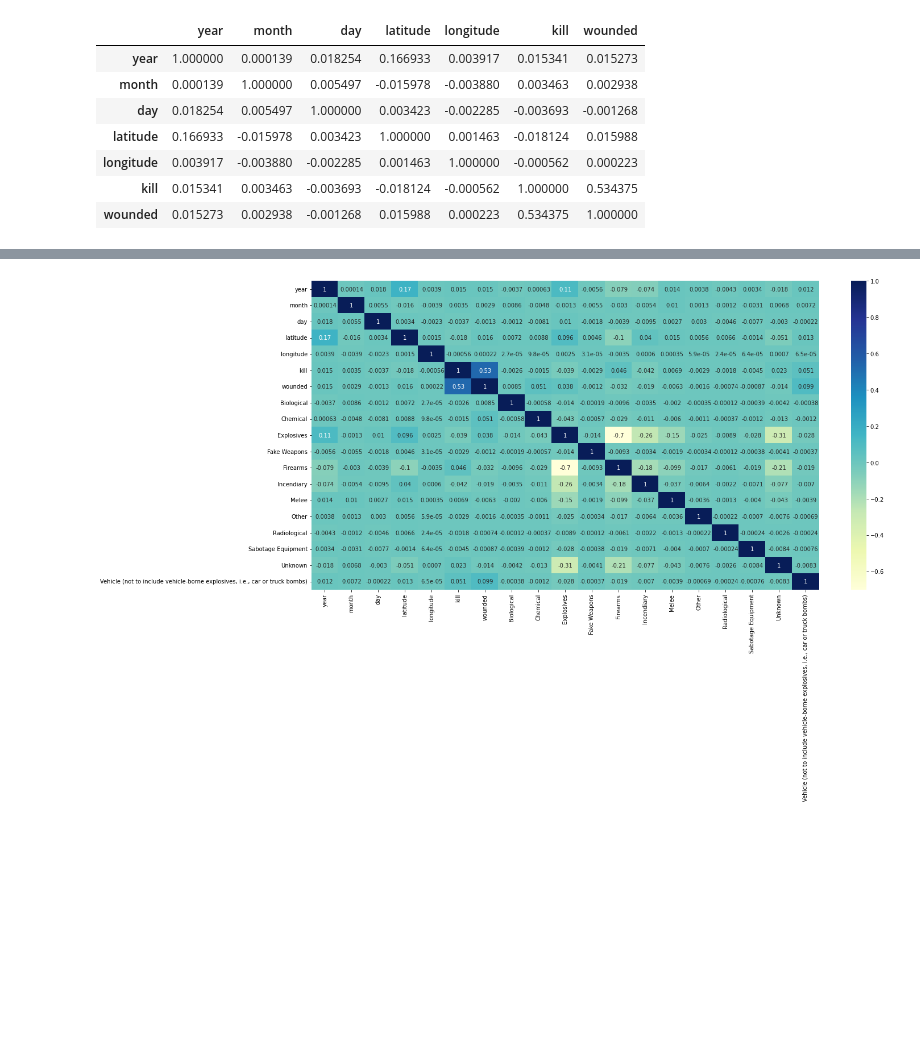
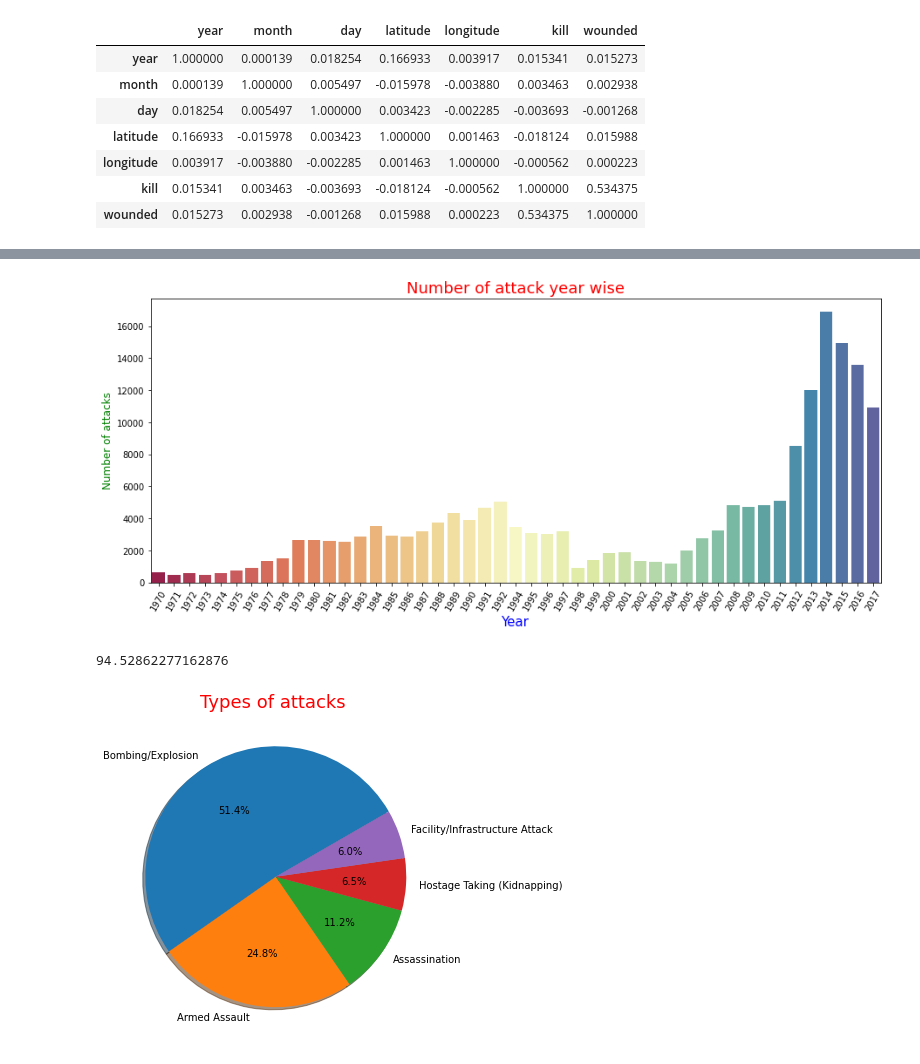
Before and after one commit to Amol2332/eda-on-global-terrorism, a Jupyter notebook: amol_eda.ipynb, the cells around one changed output, grey strips where cells are left out. Saved outputs shown, nothing was run; the diff lists cells and outputs as text; code cells hidden in the pictures; blank space fills up the shorter version.

```diff
--- a/amol_eda.ipynb
+++ b/amol_eda.ipynb
@@ -418,10 +215,25 @@ df3.corr()
-# %%
-
-plt.figure(figsize=(20,10))
-dataplot = sb.heatmap(df3.corr(), cmap="YlGnBu", annot=True)
-plt.show()
-# %% [output]
-[figure, removed]
+# %%
+# the very first plot will be a countplot which gives a visual representation of the total number of attack in every year
+plt.figure(figsize = (15,6))
+sb.countplot('year',data = df2, palette='Spectral')
+plt.xticks(rotation = 60)
+plt.title('Number of attack year wise',fontsize=18).set_color('red')
+plt.ylabel('Number of attacks',fontsize=12).set_color('green')
+plt.xlabel('Year',fontsize=15).set_color('blue')
+plt.show()
+# %% [output]
+[figure, added]
+# %%
+(df2.attack.value_counts()[:5].sum()/df2.attack.value_counts().sum())*100
+# %% [output]
+94.52862277162876
+# %%
+plt.figure(figsize = (15,6))
+plt.pie(df2.attack.value_counts()[:5], labels=df2.attack.value_counts().keys()[:5], autopct='%1.1f%%',shadow=True, startangle=30)
+plt.title('Types of attacks ', fontsize = 18).set_color('red')
+plt.show()
+# %% [output]
+[figure, added]
 # %%
 fig = px.choropleth(df, locations="country",
 color="guest",
```
Also changed, not shown: parts of 34 cells of this notebook.
